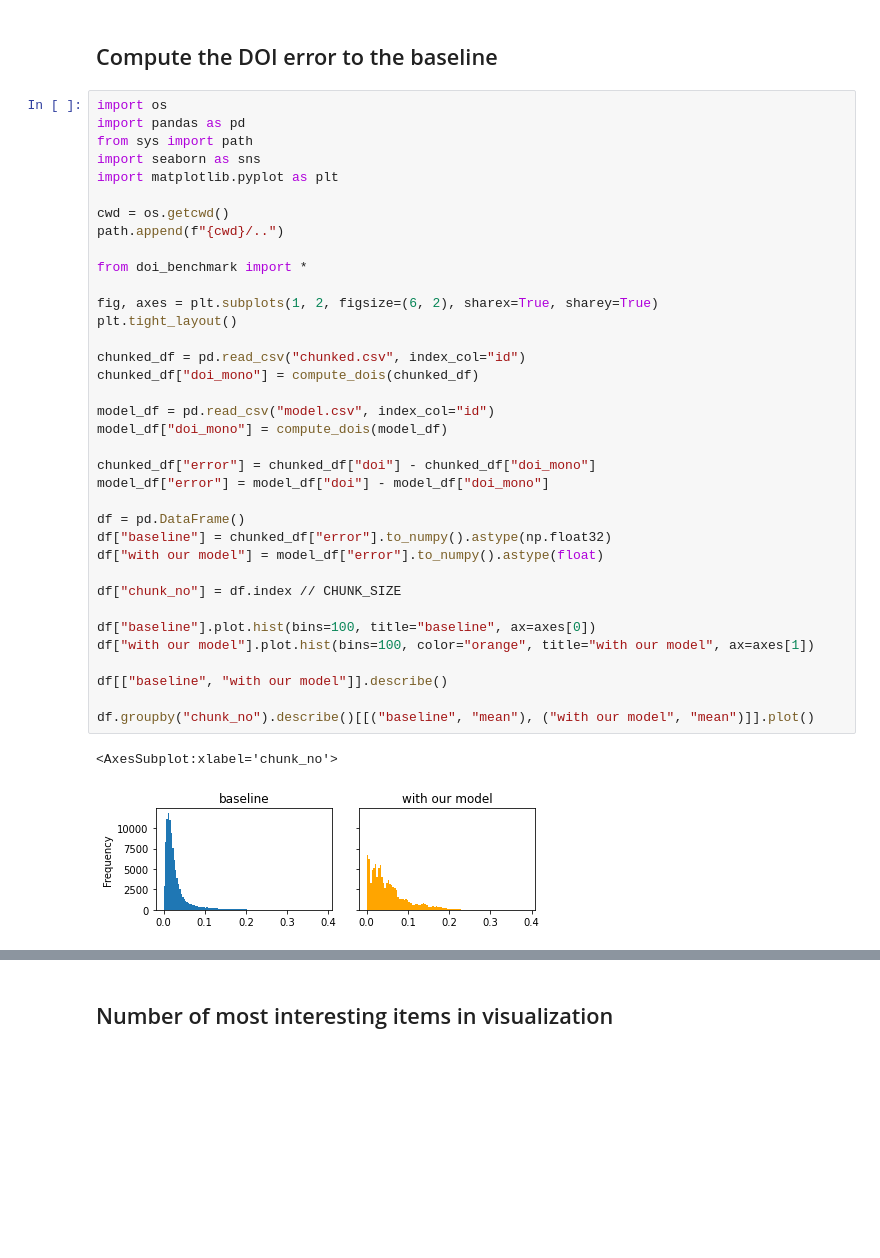
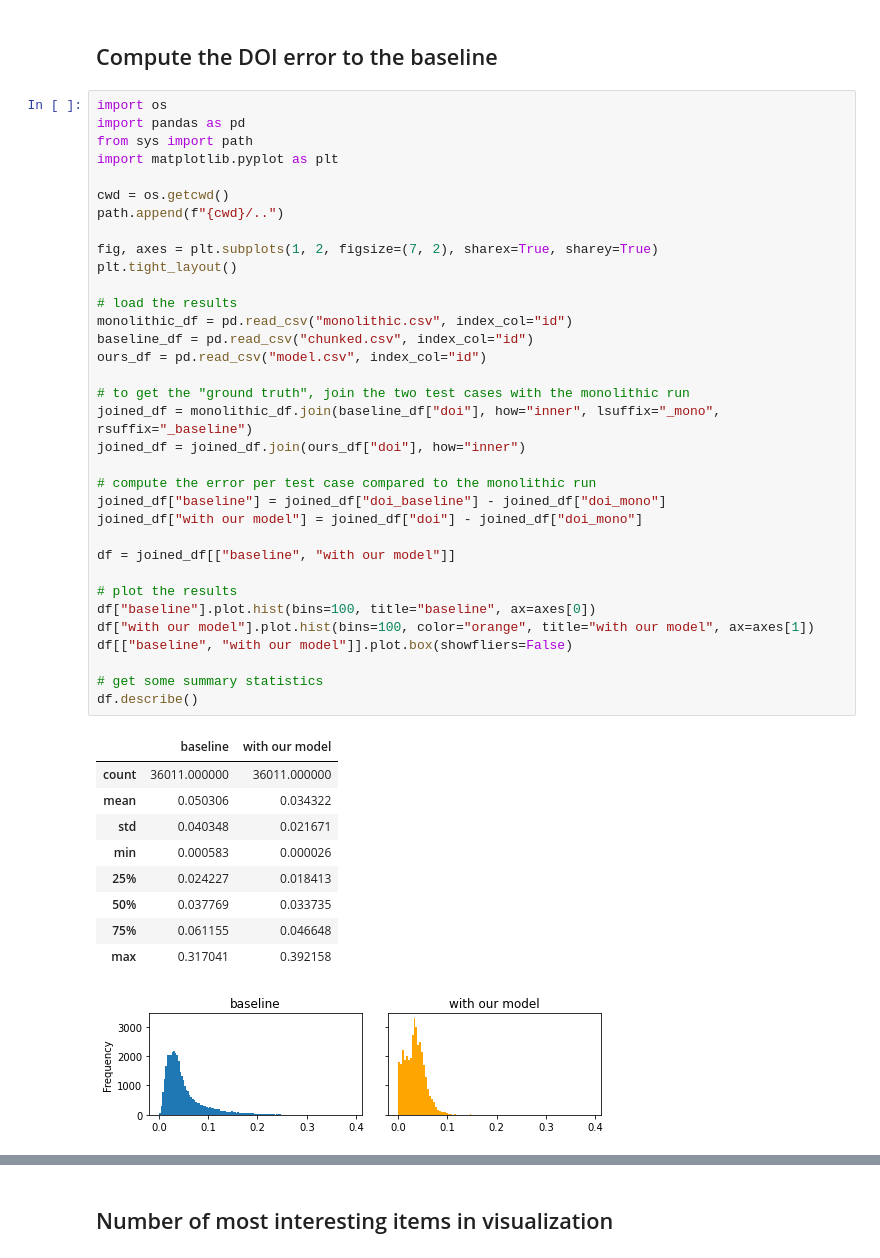
Before and after one commit to vis-au/prointerest, a Jupyter notebook: server/benchmarks/benchmarks.ipynb, the cells around one changed output, grey strips where cells are left out. Drawn from its saved outputs; the diff is of its cells as text; blank space fills up the shorter version.

```diff
--- a/server/benchmarks/benchmarks.ipynb
+++ b/server/benchmarks/benchmarks.ipynb
@@ -177,39 +174,45 @@ median time per chunk: 0.819892406463623s
 # %%
 import os
 import pandas as pd
 from sys import path
-import seaborn as sns
 import matplotlib.pyplot as plt
 
 cwd = os.getcwd()
 path.append(f"{cwd}/..")
 
-from doi_benchmark import *
-
-fig, axes = plt.subplots(1, 2, figsize=(6, 2), sharex=True, sharey=True)
+fig, axes = plt.subplots(1, 2, figsize=(7, 2), sharex=True, sharey=True)
 plt.tight_layout()
 
-chunked_df = pd.read_csv("chunked.csv", index_col="id")
-chunked_df["doi_mono"] = compute_dois(chunked_df)
+# load the results
+monolithic_df = pd.read_csv("monolithic.csv", index_col="id")
+baseline_df = pd.read_csv("chunked.csv", index_col="id")
+ours_df = pd.read_csv("model.csv", index_col="id")
 
-model_df = pd.read_csv("model.csv", index_col="id")
-model_df["doi_mono"] = compute_dois(model_df)
+# to get the "ground truth", join the two test cases with the monolithic run
+joined_df = monolithic_df.join(baseline_df["doi"], how="inner", lsuffix="_mono", rsuffix="_baseline")
+joined_df = joined_df.join(ours_df["doi"], how="inner")
 
-chunked_df["error"] = chunked_df["doi"] - chunked_df["doi_mono"]
-model_df["error"] = model_df["doi"] - model_df["doi_mono"]
+# compute the error per test case compared to the monolithic run
+joined_df["baseline"] = joined_df["doi_baseline"] - joined_df["doi_mono"]
+joined_df["with our model"] = joined_df["doi"] - joined_df["doi_mono"]
 
-df = pd.DataFrame()
-df["baseline"] = chunked_df["error"].to_numpy().astype(np.float32)
-df["with our model"] = model_df["error"].to_numpy().astype(float)
+df = joined_df[["baseline", "with our model"]]
 
-df["chunk_no"] = df.index // CHUNK_SIZE
-
+# plot the results
 df["baseline"].plot.hist(bins=100, title="baseline", ax=axes[0])
 df["with our model"].plot.hist(bins=100, color="orange", title="with our model", ax=axes[1])
+df[["baseline", "with our model"]].plot.box(showfliers=False)
 
-df[["baseline", "with our model"]].describe()
-
-df.groupby("chunk_no").describe()[[("baseline", "mean"), ("with our model", "mean")]].plot()
+# get some summary statistics
+df.describe()
 # %% [output]
-<AxesSubplot:xlabel='chunk_no'>
+|  | baseline | with our model |
+| count | 36011.000000 | 36011.000000 |
+| mean | 0.050306 | 0.034322 |
+| std | 0.040348 | 0.021671 |
+| min | 0.000583 | 0.000026 |
+| 25% | 0.024227 | 0.018413 |
+| 50% | 0.037769 | 0.033735 |
+| 75% | 0.061155 | 0.046648 |
+| max | 0.317041 | 0.392158 |
-[figure, old version]
+[figure, new version]
```
Also changed, not shown: parts of 5 cells of this notebook, 1 other file.
